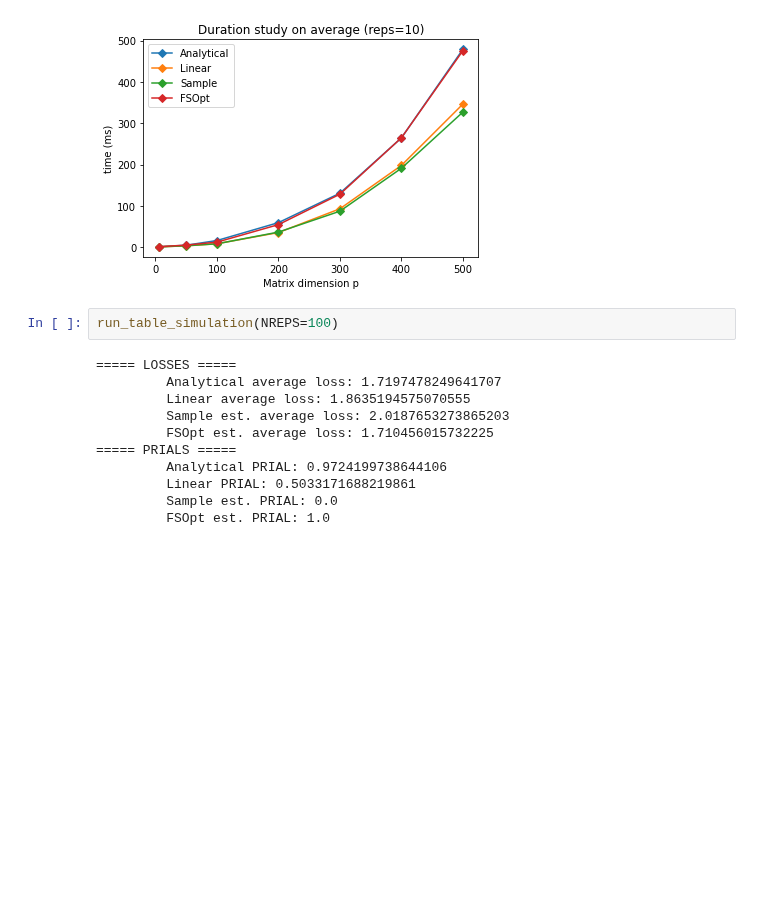
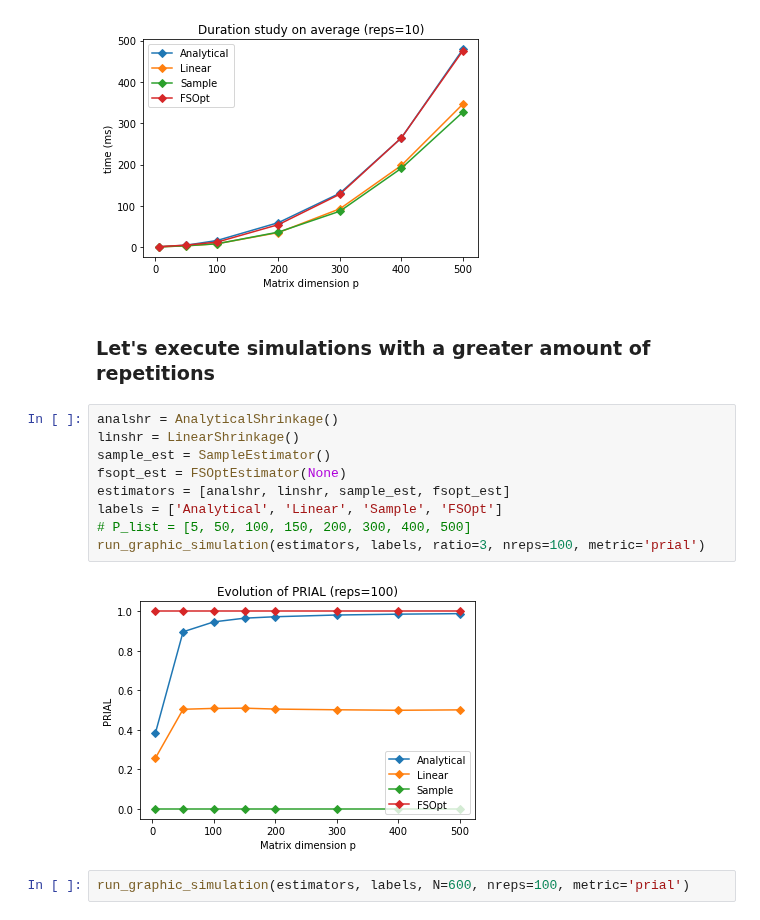
Before and after one commit to AlejandroSantorum/scikit-rmt, a Jupyter notebook: skrmt/cov_sims.ipynb, the cells around one changed output. Cells and saved outputs as stored; diff of their text form; blank space fills up the shorter version.

Commit message:
Monte Carlo 100 reps PRIAL ratio p/n

```diff
--- a/skrmt/cov_sims.ipynb
+++ b/skrmt/cov_sims.ipynb
@@ -341,16 +342,18 @@ run_graphic_simulation(estimators, labels, P_list=P_list, N=600, nreps=10, metri
 run_graphic_simulation(estimators, labels, P_list=P_list, ratio=3, nreps=10, metric='time')
 # %% [output]
 [figure]
-# %%
-run_table_simulation(NREPS=100)
-# %% [output]
-===== LOSSES =====
-         Analytical average loss: 1.7197478249641707
-         Linear average loss: 1.8635194575070555
-         Sample est. average loss: 2.0187653273865203
-         FSOpt est. average loss: 1.710456015732225
-===== PRIALS =====
-         Analytical PRIAL: 0.9724199738644106
-         Linear PRIAL: 0.5033171688219861
-         Sample est. PRIAL: 0.0
-         FSOpt est. PRIAL: 1.0
+# %% [markdown]
+### Let's execute simulations with a greater amount of repetitions
+# %%
+analshr = AnalyticalShrinkage()
+linshr = LinearShrinkage()
+sample_est = SampleEstimator()
+fsopt_est = FSOptEstimator(None)
+estimators = [analshr, linshr, sample_est, fsopt_est]
+labels = ['Analytical', 'Linear', 'Sample', 'FSOpt']
+# P_list = [5, 50, 100, 150, 200, 300, 400, 500]
+run_graphic_simulation(estimators, labels, ratio=3, nreps=100, metric='prial')
+# %% [output]
+[figure, added]
+# %%
+run_graphic_simulation(estimators, labels, N=600, nreps=100, metric='prial')
```
Also changed, not shown: parts of 1 cell of this notebook.
